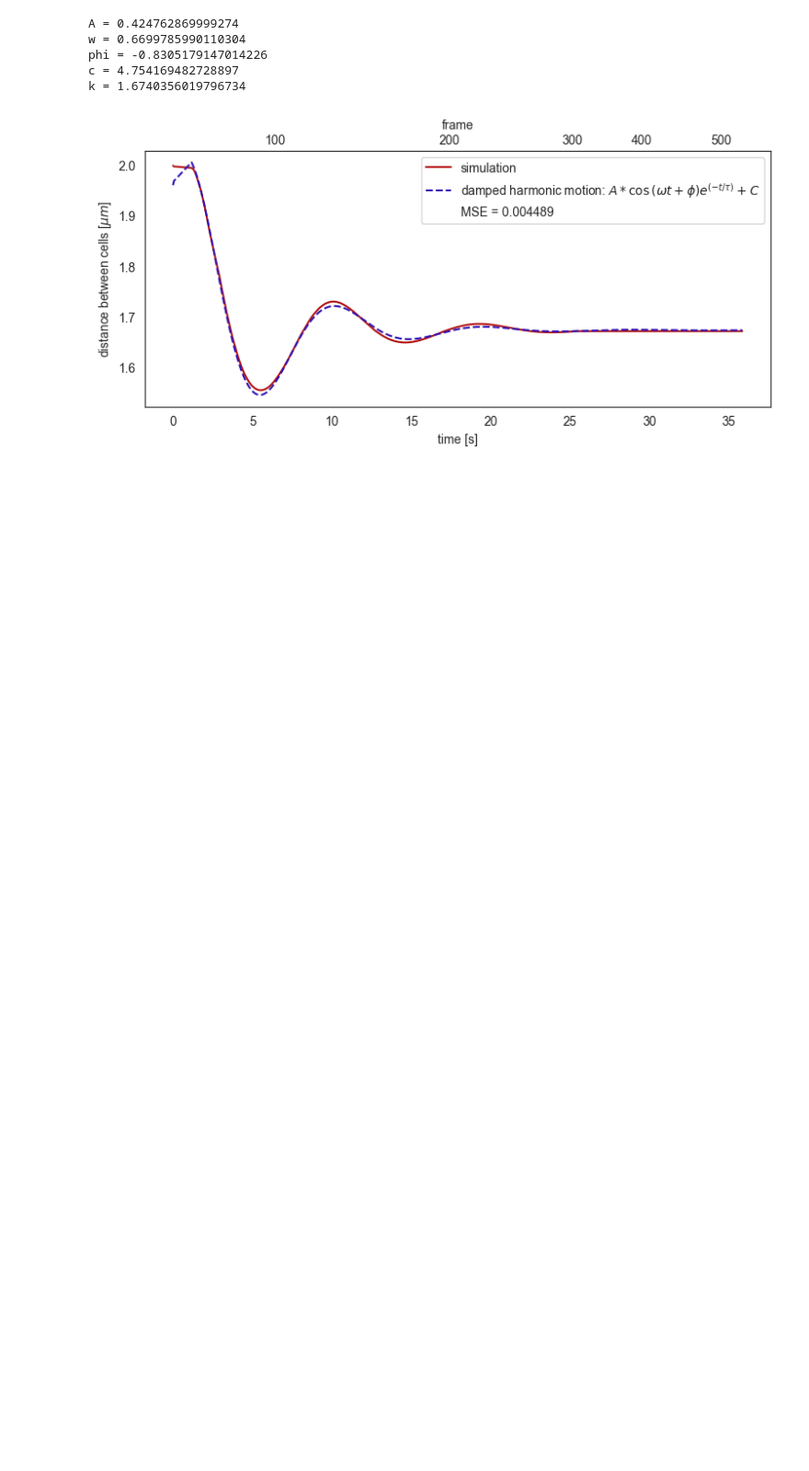
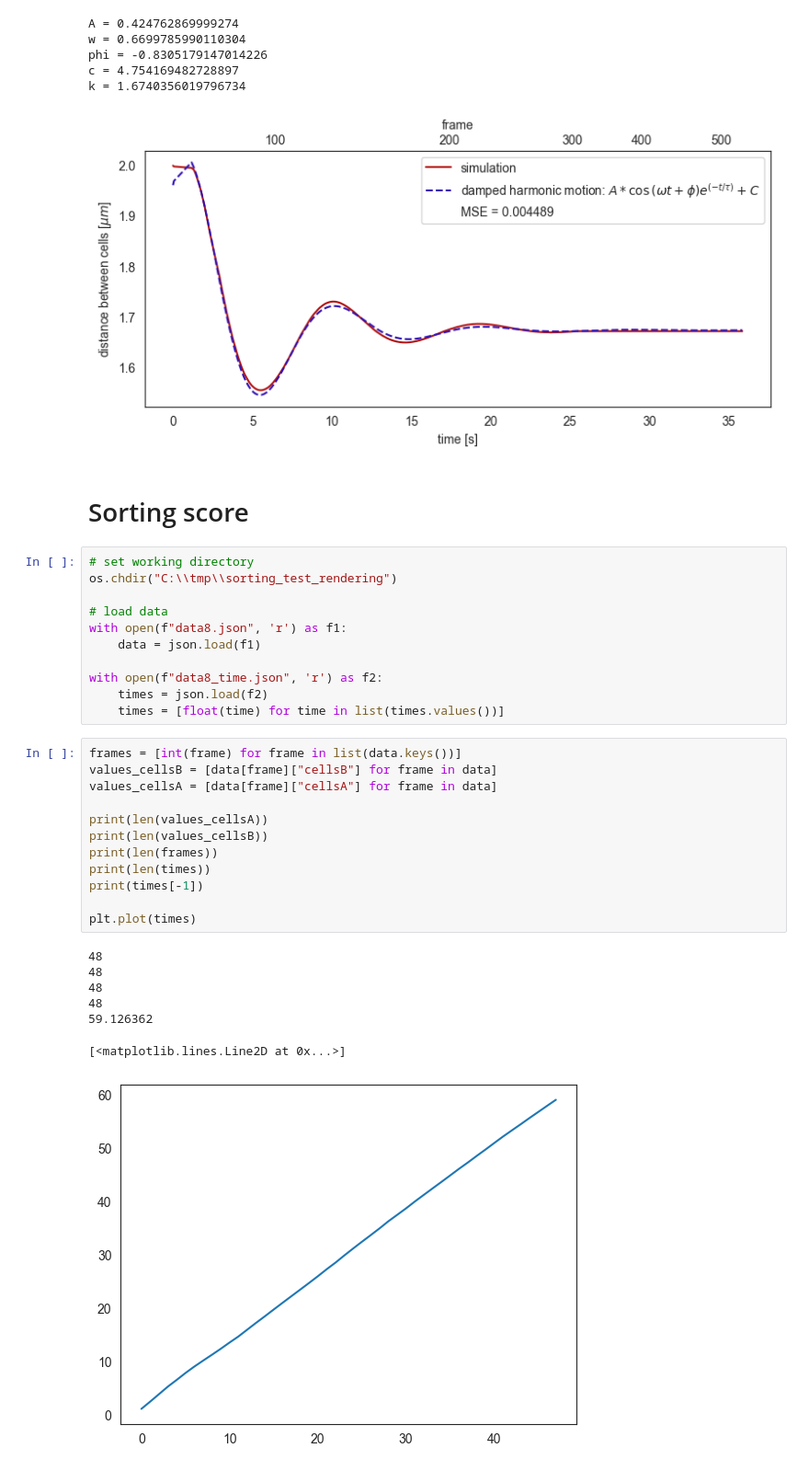
Before and after one commit to smegason/Goo, a Jupyter notebook: simulations/doublet.ipynb, the cells around one changed output. Shown at 92% size. Saved outputs shown, nothing was run; the diff lists cells and outputs as text; blank space fills up the shorter version.

Commit message:
Adhesion-based sorting

```diff
--- a/simulations/doublet.ipynb
+++ b/simulations/doublet.ipynb
@@ -211,3 +217,36 @@ phi = -0.8305179147014226
 c = 4.754169482728897
 k = 1.6740356019796734
 [figure]
+# %% [markdown]
+# Sorting score
+# %%
+# set working directory
+os.chdir("C:\\tmp\\sorting_test_rendering")
+
+# load data
+with open(f"data8.json", 'r') as f1:
+    data = json.load(f1)
+
+with open(f"data8_time.json", 'r') as f2:
+    times = json.load(f2)
+    times = [float(time) for time in list(times.values())]
+# %%
+frames = [int(frame) for frame in list(data.keys())]
+values_cellsB = [data[frame]["cellsB"] for frame in data]
+values_cellsA = [data[frame]["cellsA"] for frame in data]
+
+print(len(values_cellsA))
+print(len(values_cellsB))
+print(len(frames))
+print(len(times))
+print(times[-1])
+
+plt.plot(times)
+# %% [output]
+48
+48
+48
+48
+59.126362
+[<matplotlib.lines.Line2D at 0x...>]
+[figure, added]
```
Also changed, not shown: parts of 2 cells of this notebook, 7 other files.
